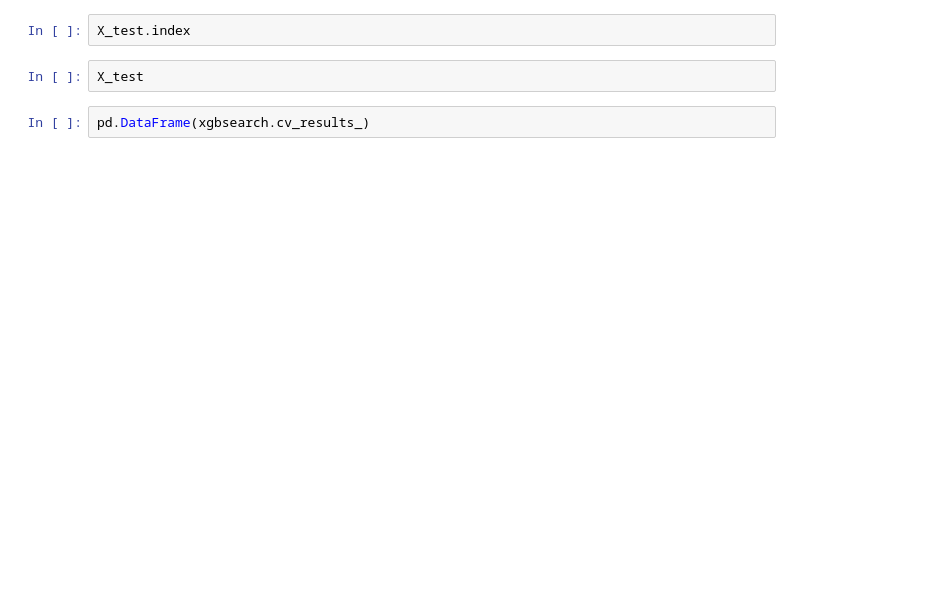
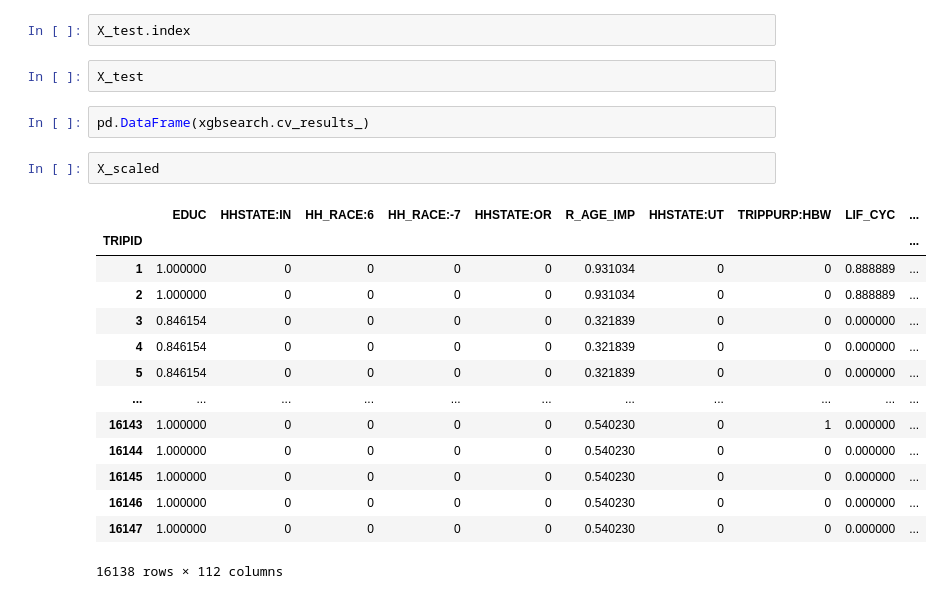
Before and after one commit to bataillard/DAMiT, a Jupyter notebook: ML Mode Choice/Model_NHTS_mode_choice.ipynb, the cells around one changed output. Cells and saved outputs as stored; diff of their text form; blank space fills up the shorter version.

```diff
--- a/ML Mode Choice/Model_NHTS_mode_choice.ipynb
+++ b/ML Mode Choice/Model_NHTS_mode_choice.ipynb
@@ -281,3 +300,20 @@ X_test.index
 X_test
 # %%
 pd.DataFrame(xgbsearch.cv_results_)
+# %%
+X_scaled
+# %% [output]
+|  | EDUC | HHSTATE:IN | HH_RACE:6 | HH_RACE:-7 | HHSTATE:OR | R_AGE_IMP | HHSTATE:UT | TRIPPURP:HBW | LIF_CYC | ... |
+| TRIPID |  |  |  |  |  |  |  |  |  | ... |
+| 1 | 1.000000 | 0 | 0 | 0 | 0 | 0.931034 | 0 | 0 | 0.888889 | ... |
+| 2 | 1.000000 | 0 | 0 | 0 | 0 | 0.931034 | 0 | 0 | 0.888889 | ... |
+| 3 | 0.846154 | 0 | 0 | 0 | 0 | 0.321839 | 0 | 0 | 0.000000 | ... |
+| 4 | 0.846154 | 0 | 0 | 0 | 0 | 0.321839 | 0 | 0 | 0.000000 | ... |
+| 5 | 0.846154 | 0 | 0 | 0 | 0 | 0.321839 | 0 | 0 | 0.000000 | ... |
+| ... | ... | ... | ... | ... | ... | ... | ... | ... | ... | ... |
+| 16143 | 1.000000 | 0 | 0 | 0 | 0 | 0.540230 | 0 | 1 | 0.000000 | ... |
+| 16144 | 1.000000 | 0 | 0 | 0 | 0 | 0.540230 | 0 | 0 | 0.000000 | ... |
+| 16145 | 1.000000 | 0 | 0 | 0 | 0 | 0.540230 | 0 | 0 | 0.000000 | ... |
+| 16146 | 1.000000 | 0 | 0 | 0 | 0 | 0.540230 | 0 | 0 | 0.000000 | ... |
+| 16147 | 1.000000 | 0 | 0 | 0 | 0 | 0.540230 | 0 | 0 | 0.000000 | ... |
+16138 rows × 112 columns
```
Also changed, not shown: parts of 9 cells of this notebook, 6 other files.
